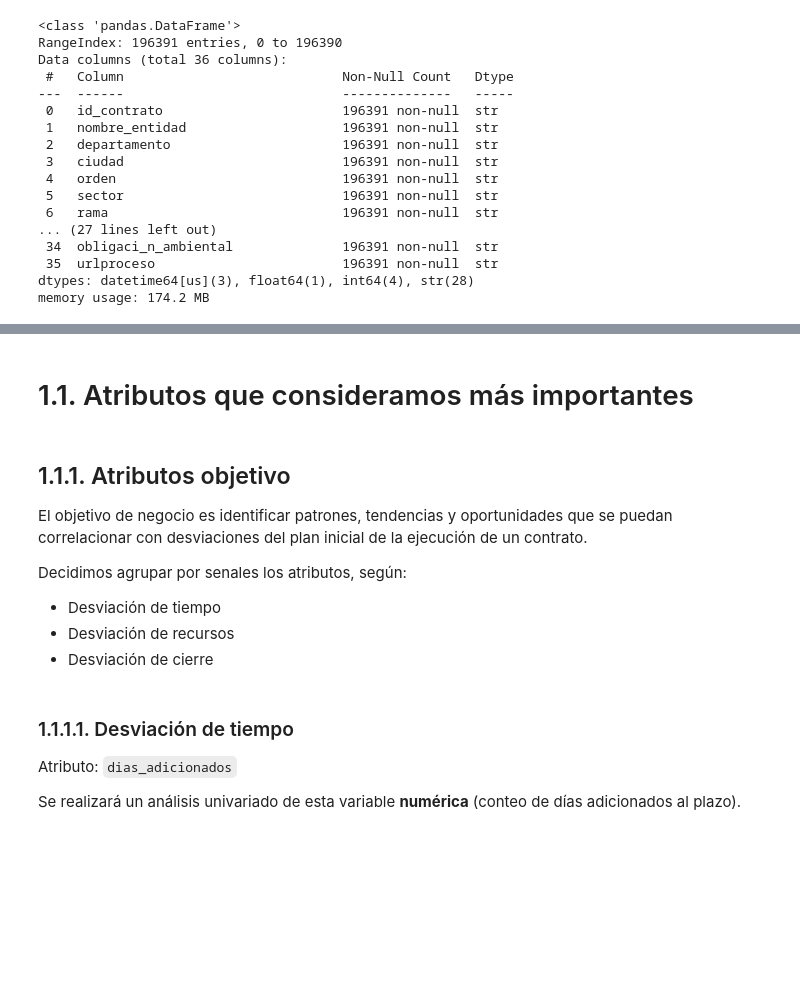
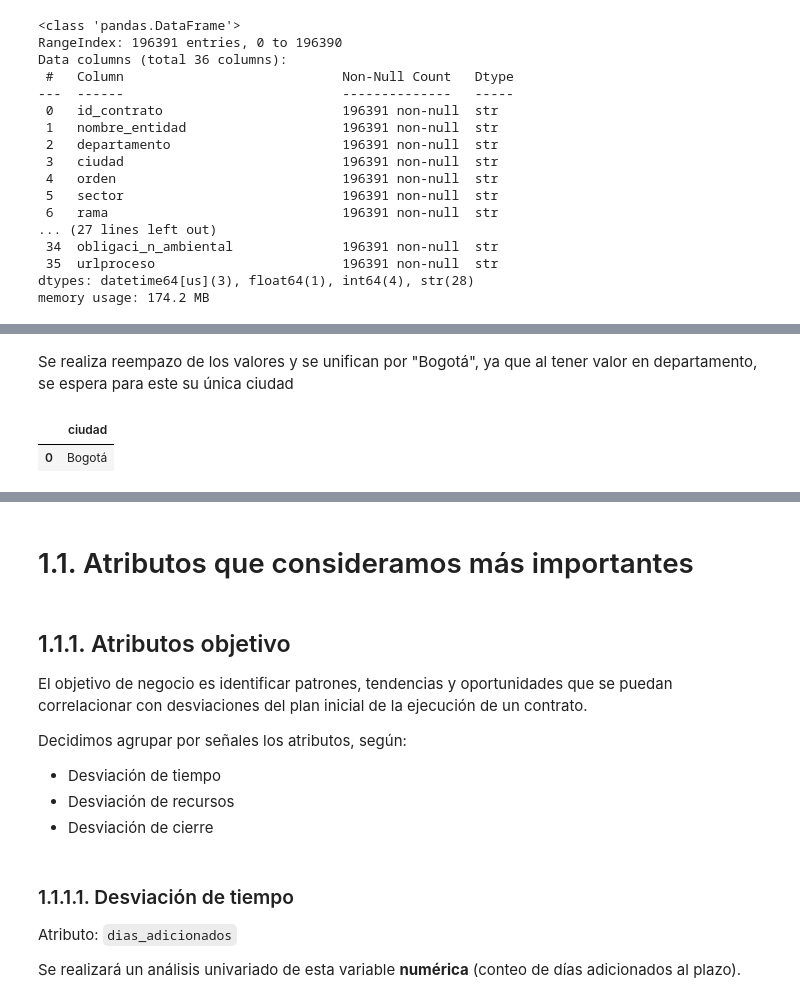
Before and after one commit to jdguzmans/ciencia-de-datos-aplicada-taller-1, a Jupyter notebook: notebook.ipynb, the cells around one changed output, grey strips where cells are left out. Cells and saved outputs as stored; diff of their text form; code cells hidden in the pictures; blank space fills up the shorter version.

```diff
--- a/notebook.ipynb
+++ b/notebook.ipynb
@@ -68,3 +126,18 @@ memory usage: 174.2 MB
+# %% [markdown]
+Se realiza reempazo de los valores y se unifican por "Bogotá", ya que al tener valor en departamento, se espera para este su única ciudad
+# %%
+df.loc[
+    df["departamento"] == "Distrito Capital de Bogotá",
+    "ciudad"
+] = "Bogotá"
+
+df.loc[
+    df["departamento"] == "Distrito Capital de Bogotá",
+    ["ciudad"]
+].drop_duplicates()
+# %% [output]
+|  | ciudad |
+| 0 | Bogotá |
 # %%
 # Estadísticas descriptivas
 df.describe()
@@ -85,7 +158,7 @@ df.describe()
 
 El objetivo de negocio es identificar patrones, tendencias y oportunidades que se puedan correlacionar con desviaciones del plan inicial de la ejecución de un contrato.
 
-Decidimos agrupar por senales los atributos, según:
+Decidimos agrupar por señales los atributos, según:
 - Desviación de tiempo
 - Desviación de recursos
 - Desviación de cierre
```
Also changed, not shown: parts of 14 cells of this notebook, 1 other file.
